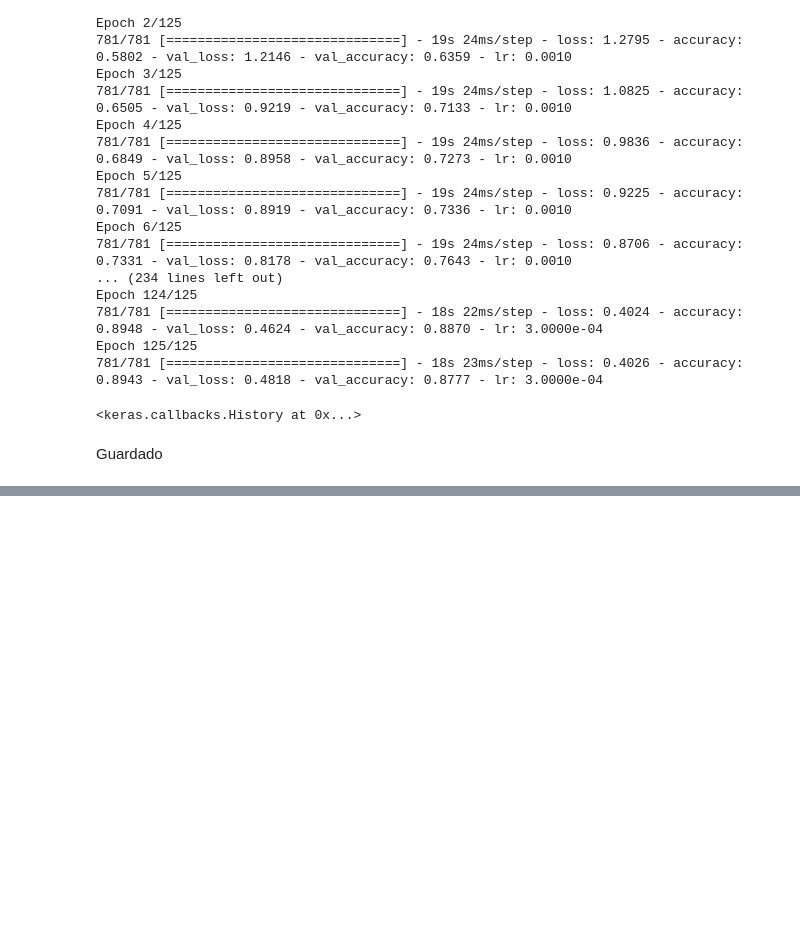
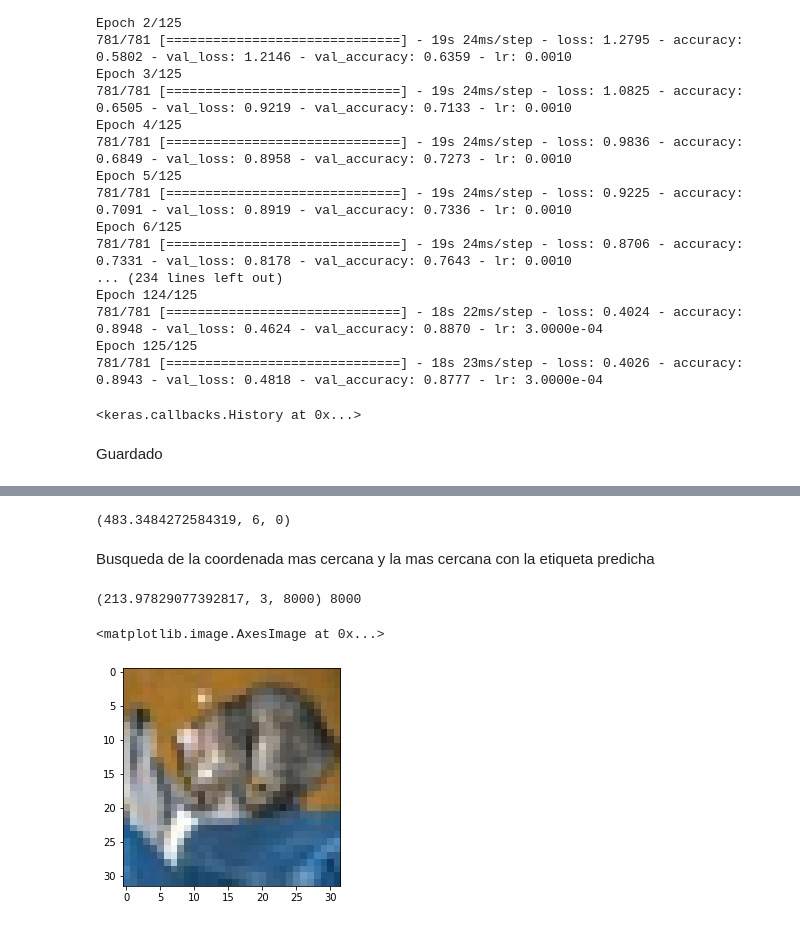
Before and after one commit to TFG-FcoJavier/TFG, a Jupyter notebook: clasificacion y explicabilidad.ipynb, the cells around one changed output, grey strips where cells are left out. Drawn from its saved outputs; the diff is of its cells as text; code cells hidden in the pictures; blank space fills up the shorter version.

Commit message:
Guardadas coordenadas del espacio latente Relacionado con #33

```diff
--- a/clasificacion y explicabilidad.ipynb
+++ b/clasificacion y explicabilidad.ipynb
@@ -259,0 +298,8 @@ model.save(_raiz+"\\"+model_name+"/Modelos\\clasifier.h5")
+# %%
+import numpy as np
+img = np.expand_dims(X_test["data"][0], axis=0)
+label = clasifier.predict(img)[0]
+label = np.argmax(label)
+print(label)
+coord = encoder.predict(img)[0]
+print(coord)
@@ -259,0 +358,4 @@ model.save(_raiz+"\\"+model_name+"/Modelos\\clasifier.h5")
+# %%
+print(distances[0])
+# %% [output]
+(483.3484272584319, 6, 0)
@@ -259,0 +364,21 @@ model.save(_raiz+"\\"+model_name+"/Modelos\\clasifier.h5")
+# %% [markdown]
+Busqueda de la coordenada mas cercana y la mas cercana con la etiqueta predicha
+# %%
+closest = distances[0]
+
+closest_label = 0
+
+for d in distances:
+    if d[1] == label:
+        closest_label = d[2]
+        break
+
+print(closest, closest_label)
+# %% [output]
+(213.97829077392817, 3, 8000) 8000
+# %%
+import matplotlib.pyplot as plt
+plt.imshow(img[0])
+# %% [output]
+<matplotlib.image.AxesImage at 0x...>
+[figure, added]
```
Also changed, not shown: parts of 17 cells of this notebook, 1 other file.
